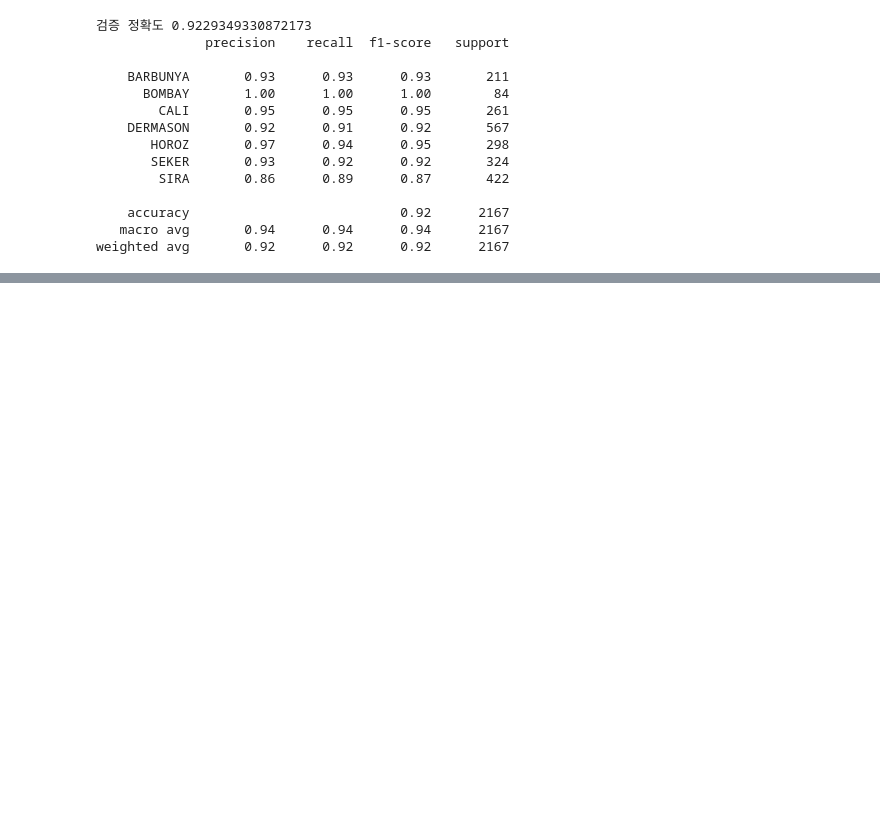
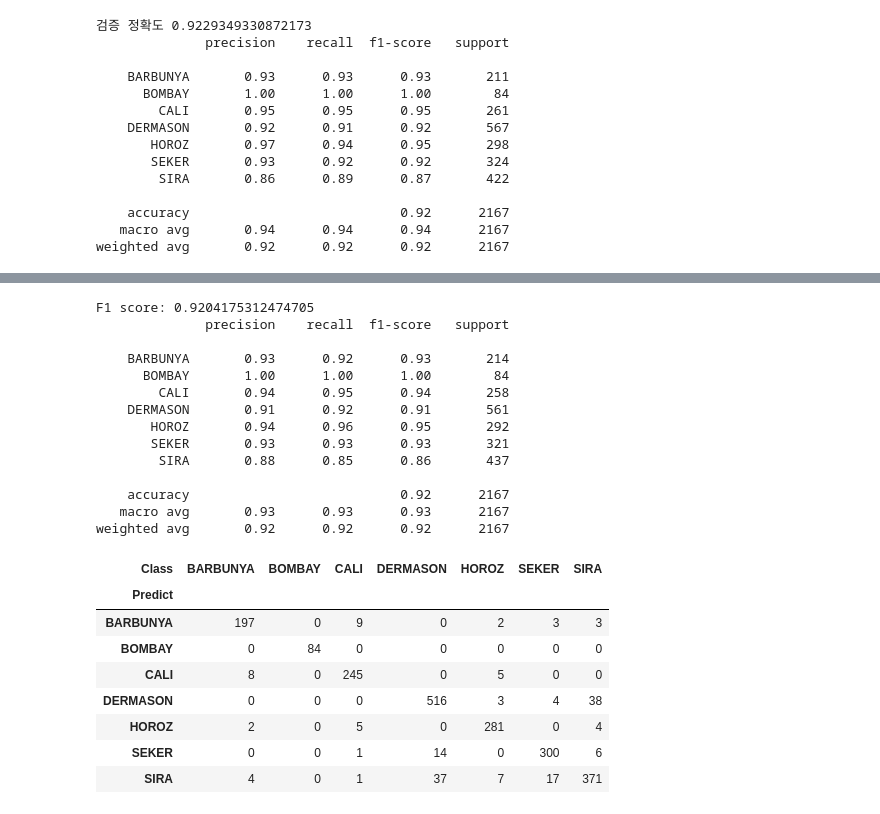
Before and after one commit to 94jjiisu/Data-analysis, a Jupyter notebook: bead_classification.ipynb, the cells around one changed output, grey strips where cells are left out. Drawn from its saved outputs; the diff is of its cells as text; code cells hidden in the pictures; blank space fills up the shorter version.

```diff
--- a/bead_classification.ipynb
+++ b/bead_classification.ipynb
@@ -485,0 +506,7 @@ weighted avg       0.92      0.92      0.92      2167
+# %%
+lgbm_wrapper = LGBMClassifier(n_estimators=500)
+
+evals = [(X_val_scaled, y_val)]
+lgbm_wrapper.fit(X_train_scaled, y_train, early_stopping_rounds=100, eval_metric='logloss', eval_set=evals, verbose=True)
+preds = lgbm_wrapper.predict(X_val_scaled)
+pred_proba = lgbm_wrapper.predict_proba(X_val_scaled)[:,1]
@@ -485,0 +531,36 @@ weighted avg       0.92      0.92      0.92      2167
+# %%
+predict = lgbm_wrapper.predict(X_val_scaled)
+f1=f1_score(y_val, predict, average='weighted')
+print("F1 score: {}" .format(f1))
+
+confusion = pd.DataFrame({'Class': val['Class'], 'Predict': predict})
+# Create crosstab: ct
+ct = pd.crosstab(confusion['Predict'], confusion['Class'])
+
+print(classification_report(predict, val['Class']))
+
+ct
+# %% [output]
+F1 score: 0.9204175312474705
+              precision    recall  f1-score   support
+
+    BARBUNYA       0.93      0.92      0.93       214
+      BOMBAY       1.00      1.00      1.00        84
+        CALI       0.94      0.95      0.94       258
+    DERMASON       0.91      0.92      0.91       561
+       HOROZ       0.94      0.96      0.95       292
+       SEKER       0.93      0.93      0.93       321
+        SIRA       0.88      0.85      0.86       437
+
+    accuracy                           0.92      2167
+   macro avg       0.93      0.93      0.93      2167
+weighted avg       0.92      0.92      0.92      2167
+| Class | BARBUNYA | BOMBAY | CALI | DERMASON | HOROZ | SEKER | SIRA |
+| Predict |  |  |  |  |  |  |  |
+| BARBUNYA | 197 | 0 | 9 | 0 | 2 | 3 | 3 |
+| BOMBAY | 0 | 84 | 0 | 0 | 0 | 0 | 0 |
+| CALI | 8 | 0 | 245 | 0 | 5 | 0 | 0 |
+| DERMASON | 0 | 0 | 0 | 516 | 3 | 4 | 38 |
+| HOROZ | 2 | 0 | 5 | 0 | 281 | 0 | 4 |
+| SEKER | 0 | 0 | 1 | 14 | 0 | 300 | 6 |
+| SIRA | 4 | 0 | 1 | 37 | 7 | 17 | 371 |
```
Also changed, not shown: parts of 45 cells of this notebook.
